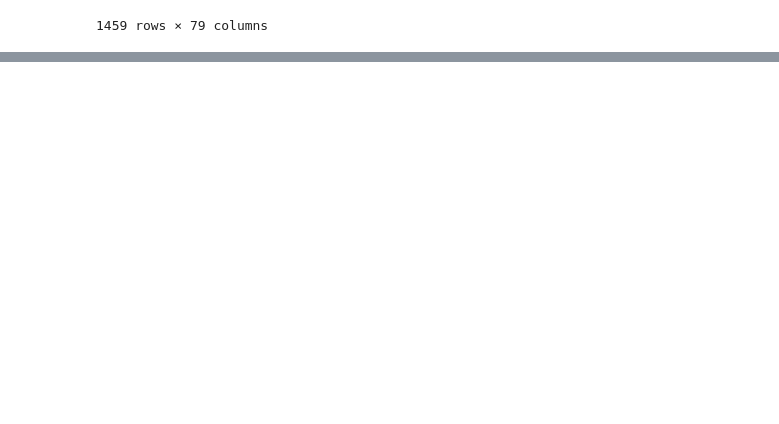
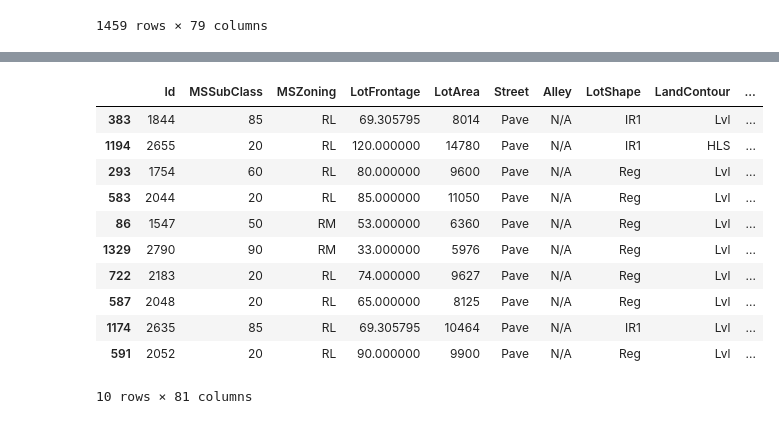
Before and after one commit to tothanhdat2006/kaggle-practice, a Jupyter notebook: home-data-for-ml-course/homedata.ipynb, the cells around one changed output, grey strips where cells are left out. Drawn from its saved outputs; the diff is of its cells as text; code cells hidden in the pictures; blank space fills up the shorter version.

```diff
--- a/home-data-for-ml-course/homedata.ipynb
+++ b/home-data-for-ml-course/homedata.ipynb
@@ -134,0 +156,3 @@ array([[1.461e+03, 2.000e+01, 8.000e+01, ..., 0.000e+00, 1.000e+00,
+# %%
+for col in cat_cols:
+    print(f'{col} has {len(set(df[col]))} values: {set(df[col])}')
@@ -134,0 +177,45 @@ array([[1.461e+03, 2.000e+01, 8.000e+01, ..., 0.000e+00, 1.000e+00,
+# %%
+true_nan_cols = ['BsmtFullBath','BsmtHalfBath','FullBath','HalfBath','BedroomAbvGr','KitchenAbvGr','Fireplaces','GarageCars', 'PoolArea']
+# %%
+def fill_numerical_cols(df, cont_num_cols, cat_num_cols, true_nans):
+    numeric_cols = cont_num_cols + cat_num_cols
+
+    for col in numeric_cols:
+        #if feature is continuous, or is categorical but NaN values are not legitimate information, fill NaN's with mean
+        if (col in cont_num_cols) or (col not in true_nans):
+            df[col] = df[col].fillna(np.mean(df[col]))
+
+        #otherwise, fill NaN's with -1 to indicate that NaN values have meaning
+        elif (col in cat_num_cols) and (col in true_nans):
+            df[col] = df[col].fillna(-1)
+    return df
+
+df = fill_numerical_cols(df, cont_num_cols, cat_num_cols, true_nan_cols)
+# %%
+cat_true_nans = ['Alley','BsmtQual','BsmtCond','BsmtExposure','BsmtFinType1','BsmtFinType2','FireplaceQu',\
+                'GarageType','GarageFinish','GarageQual','GarageCond','PoolQC','Fence','MiscFeature']
+
+#identify categorical features where NaN values actually indicate missing data, and should be filled
+cat_bad_nans = [feat for feat in cat_cols if feat not in cat_true_nans]
+
+for col in df[cat_true_nans]:
+    df[col] = df[col].fillna('N/A')
+
+#for features where NaN values are not meaningful, fill with most commonly occuring category
+for col in df[cat_bad_nans]:
+    df[col]=df[col].fillna(df[col].value_counts().index[0])
+# %%
+df.sample(10)
+# %% [output]
+|  | Id | MSSubClass | MSZoning | LotFrontage | LotArea | Street | Alley | LotShape | LandContour | ... |
+| 383 | 1844 | 85 | RL | 69.305795 | 8014 | Pave | N/A | IR1 | Lvl | ... |
+| 1194 | 2655 | 20 | RL | 120.000000 | 14780 | Pave | N/A | IR1 | HLS | ... |
+| 293 | 1754 | 60 | RL | 80.000000 | 9600 | Pave | N/A | Reg | Lvl | ... |
+| 583 | 2044 | 20 | RL | 85.000000 | 11050 | Pave | N/A | Reg | Lvl | ... |
+| 86 | 1547 | 50 | RM | 53.000000 | 6360 | Pave | N/A | Reg | Lvl | ... |
+| 1329 | 2790 | 90 | RM | 33.000000 | 5976 | Pave | N/A | Reg | Lvl | ... |
+| 722 | 2183 | 20 | RL | 74.000000 | 9627 | Pave | N/A | Reg | Lvl | ... |
+| 587 | 2048 | 20 | RL | 65.000000 | 8125 | Pave | N/A | Reg | Lvl | ... |
+| 1174 | 2635 | 85 | RL | 69.305795 | 10464 | Pave | N/A | IR1 | Lvl | ... |
+| 591 | 2052 | 20 | RL | 90.000000 | 9900 | Pave | N/A | Reg | Lvl | ... |
+10 rows × 81 columns
```
Also changed, not shown: parts of 42 cells of this notebook.
